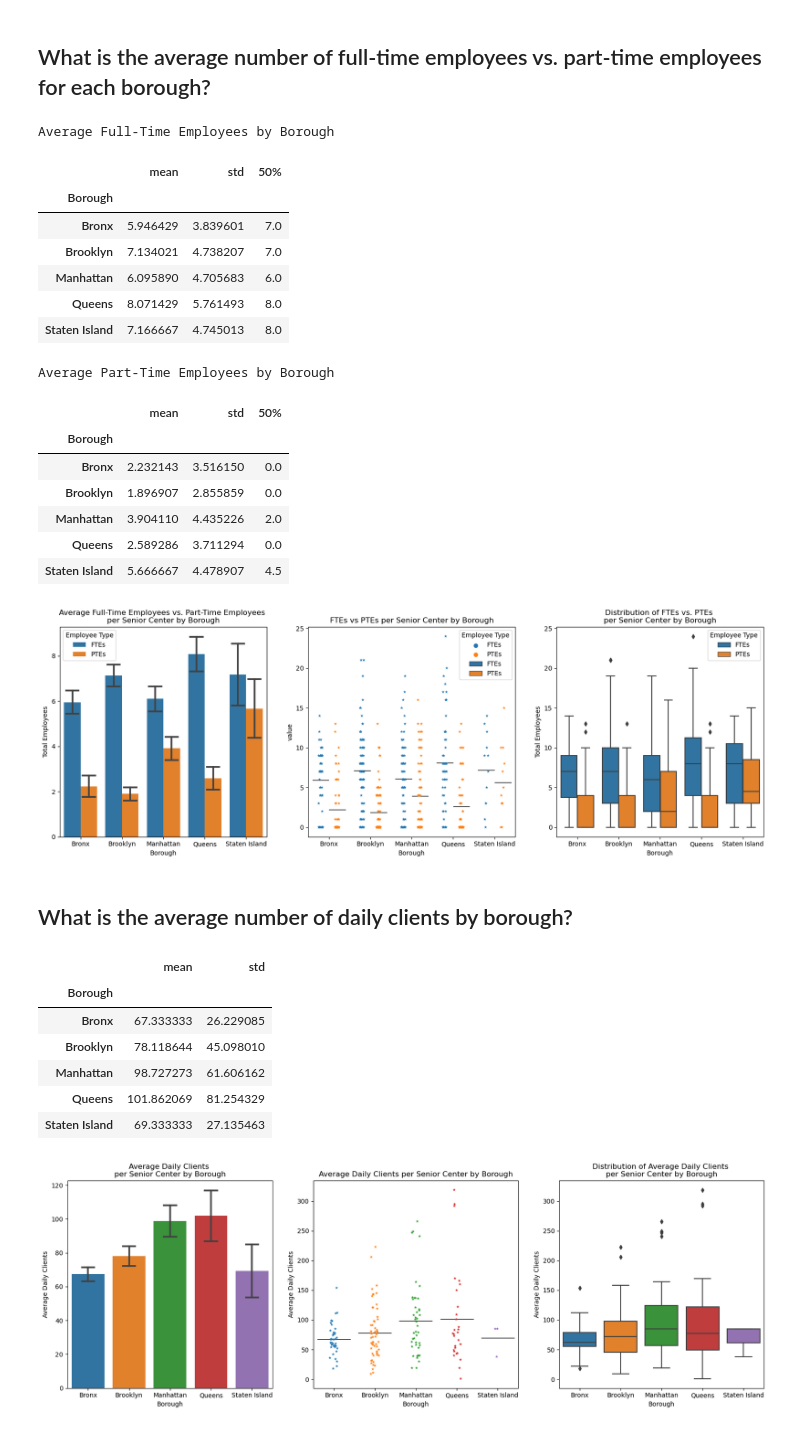
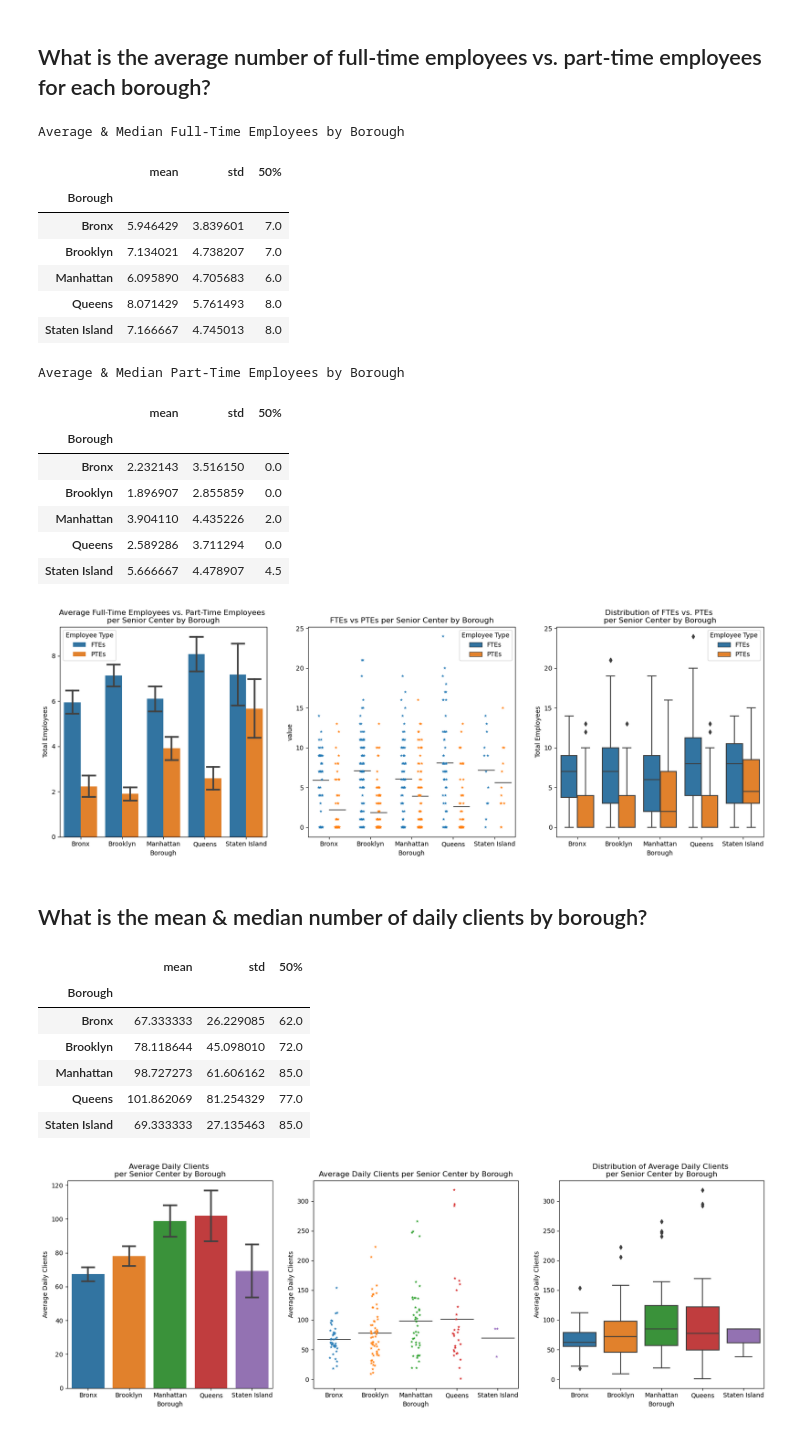
Before and after one commit to valeriemagalong/NYC-Aging, a Jupyter notebook: exploratory_data_analysis.ipynb, the cells around one changed output. Saved outputs shown, nothing was run; the diff lists cells and outputs as text; code cells hidden in the pictures.

```diff
--- a/exploratory_data_analysis.ipynb
+++ b/exploratory_data_analysis.ipynb
@@ -204,11 +235,11 @@ plt.show()
 # %% [markdown]
 ## What is the average number of full-time employees vs. part-time employees for each borough?
 # %%
-print('Average Full-Time Employees by Borough')
+print('Average & Median Full-Time Employees by Borough')
 avg_ftes = scpd.groupby('Borough')['Total FTEs'].describe()[['mean', 'std', '50%']]
 avg_ftes
 # %% [output]
-Average Full-Time Employees by Borough
+Average & Median Full-Time Employees by Borough
 |  | mean | std | 50% |
 | Borough |  |  |  |
 | Bronx | 5.946429 | 3.839601 | 7.0 |
@@ -217,11 +248,11 @@ Average Full-Time Employees by Borough
 | Queens | 8.071429 | 5.761493 | 8.0 |
 | Staten Island | 7.166667 | 4.745013 | 8.0 |
 # %%
-print('Average Part-Time Employees by Borough')
+print('Average & Median Part-Time Employees by Borough')
 avg_ptes = scpd.groupby('Borough')['Total PTEs'].describe()[['mean', 'std', '50%']]
 avg_ptes
 # %% [output]
-Average Part-Time Employees by Borough
+Average & Median Part-Time Employees by Borough
 |  | mean | std | 50% |
 | Borough |  |  |  |
 | Bronx | 2.232143 | 3.516150 | 0.0 |
@@ -232,37 +263,37 @@ Average Part-Time Employees by Borough
 # %%
 # Declare melted_df dataframe that reshapes data so 'Total FTEs' and 'Total PTEs' are combined into a single 'value' column
 melted_df = scpd.melt(id_vars = 'Borough', value_vars = ['Total FTEs', 'Total PTEs'], var_name = 'Employee Type')
 melted_df['Employee Type'] = melted_df['Employee Type'].replace({'Total FTEs': 'FTEs', 'Total PTEs': 'PTEs'})
 
 # Create figure
 plt.figure(figsize=(20, 6))
 
 plt.subplot(1, 3, 1)
 sns.barplot(melted_df, x = 'Borough', y = 'value', hue = 'Employee Type', errorbar = 'se', capsize = 0.3).set(title = 'Average Full-Time Employees vs. Part-Time Employees \nper Senior Center by Borough', ylabel = 'Total Employees')
 
 plt.subplot(1, 3, 2)
-sns.stripplot(melted_df, x = 'Borough', y = 'value', hue = 'Employee Type', marker = '*', jitter = True, dodge = True).set(title = 'FTEs vs PTEs per Senior Center by Borough', ylabel = 'Total Employees')
+sns.stripplot(melted_df, x = 'Borough', y = 'value', hue = 'Employee Type', marker = '*', jitter = True, dodge = True, legend = False).set(title = 'FTEs vs PTEs per Senior Center by Borough', ylabel = 'Total Employees')
 sns.boxplot(melted_df, x = 'Borough', y = 'value', hue = 'Employee Type', showmeans = True, meanline = True,
            meanprops = {'color': 'k', 'ls': '-', 'lw': 1}, medianprops = {'visible': False}, whiskerprops={'visible': False},
            showbox = False, showcaps = False, showfliers = False)
 
 plt.subplot(1, 3, 3)
 sns.boxplot(melted_df, x = 'Borough', y = 'value', hue = 'Employee Type').set(title = 'Distribution of FTEs vs. PTEs \nper Senior Center by Borough', ylabel = 'Total Employees')
 plt.show()
 # %% [output]
-[figure, old version]
+[figure, new version]
 # %% [markdown]
-## What is the average number of daily clients by borough?
+## What is the mean & median number of daily clients by borough?
 # %%
-scpd.groupby('Borough')['Average Daily Clients'].describe()[['mean', 'std']]
+scpd.groupby('Borough')['Average Daily Clients'].describe()[['mean', 'std', '50%']]
 # %% [output]
-|  | mean | std |
-| Borough |  |  |
-| Bronx | 67.333333 | 26.229085 |
-| Brooklyn | 78.118644 | 45.098010 |
-| Manhattan | 98.727273 | 61.606162 |
-| Queens | 101.862069 | 81.254329 |
-| Staten Island | 69.333333 | 27.135463 |
+|  | mean | std | 50% |
+| Borough |  |  |  |
+| Bronx | 67.333333 | 26.229085 | 62.0 |
+| Brooklyn | 78.118644 | 45.098010 | 72.0 |
+| Manhattan | 98.727273 | 61.606162 | 85.0 |
+| Queens | 101.862069 | 81.254329 | 77.0 |
+| Staten Island | 69.333333 | 27.135463 | 85.0 |
 # %%
 plt.figure(figsize = (20, 6))
 
```
Also changed, not shown: parts of 6 cells of this notebook.
